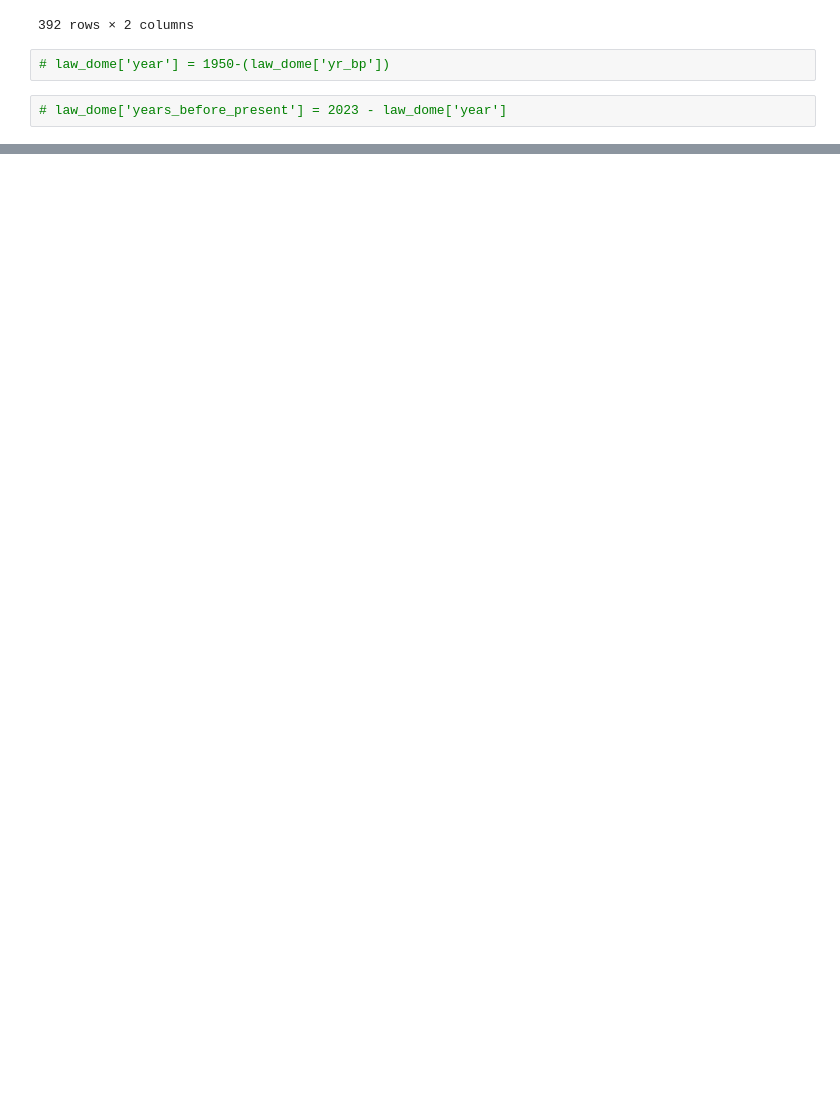
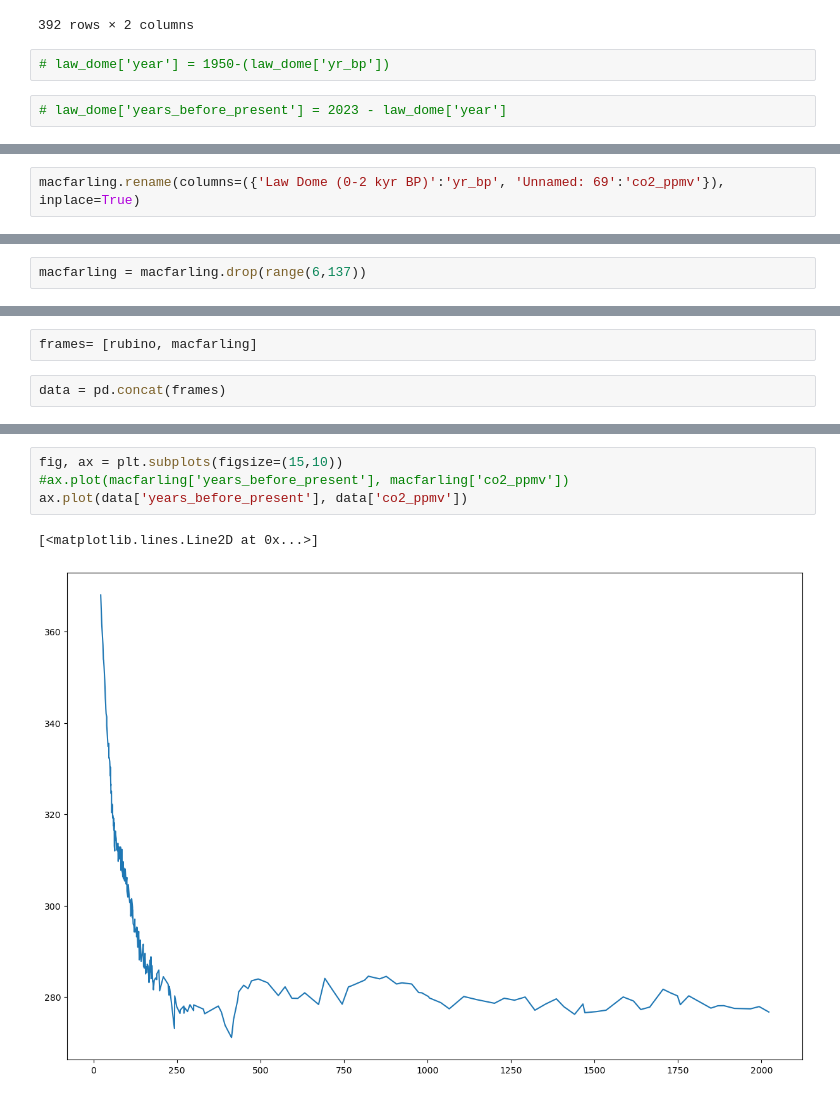
Before and after one commit to humphs078/Owner-avatar-programming_for_data_analysis_assignment_2, a Jupyter notebook: rough_work/test2.ipynb, the cells around one changed output, grey strips where cells are left out. Saved outputs shown, nothing was run; the diff lists cells and outputs as text; blank space fills up the shorter version.

```diff
--- a/rough_work/test2.ipynb
+++ b/rough_work/test2.ipynb
@@ -100,0 +120,2 @@ rubino
+# %%
+macfarling.rename(columns=({'Law Dome (0-2 kyr BP)':'yr_bp', 'Unnamed: 69':'co2_ppmv'}), inplace=True)
@@ -100,0 +138,2 @@ rubino
+# %%
+macfarling = macfarling.drop(range(6,137))
@@ -100,0 +149,4 @@ rubino
+# %%
+frames= [rubino, macfarling]
+# %%
+data = pd.concat(frames)
@@ -100,0 +169,7 @@ rubino
+# %%
+fig, ax = plt.subplots(figsize=(15,10))
+#ax.plot(macfarling['years_before_present'], macfarling['co2_ppmv'])
+ax.plot(data['years_before_present'], data['co2_ppmv'])
+# %% [output]
+[<matplotlib.lines.Line2D at 0x...>]
+[figure, added]
```
Also changed, not shown: parts of 13 cells of this notebook.
